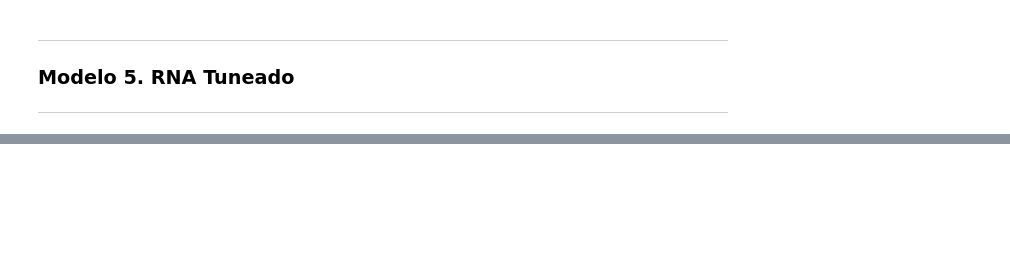
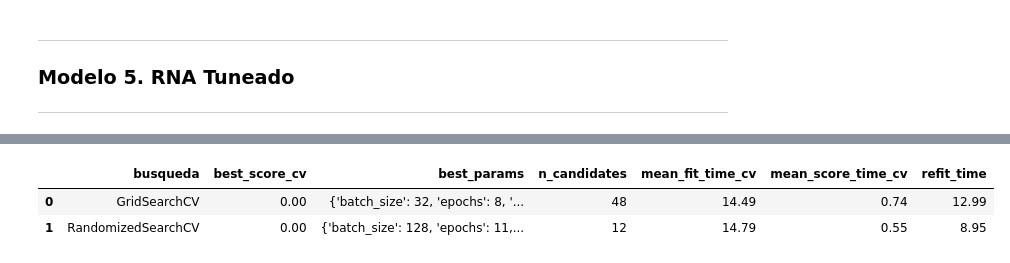
Before and after one commit to AxisAngeles/Antitheft_Insurances_ML_AAP, a Jupyter notebook: Antitheft_insurances.ipynb, the cells around one changed output, grey strips where cells are left out. Cells and saved outputs as stored; diff of their text form; code cells hidden in the pictures; blank space fills up the shorter version.

```diff
--- a/Antitheft_insurances.ipynb
+++ b/Antitheft_insurances.ipynb
@@ -1702,57 +1772,57 @@ print("Mejor (Random):", random_search.best_params_, "score:", random_search.bes
 #    - Si existen X_test, y_test -> evalúa en test
 # ==========================================
 
-def summarize_search(name, search):
-    # Construye una fila con lo más relevante del CV
-    row = {
-        "busqueda": name,
-        "best_score_cv": float(search.best_score_),                 # promedio CV de la métrica (p.ej., accuracy)
-        "best_params": search.best_params_,                        # hiperparámetros ganadores
-        "n_candidates": len(search.cv_results_["params"]),         # cuántas config probó
-        "mean_fit_time_cv": float(np.mean(search.cv_results_["mean_fit_time"])),    # tiempo medio de fit por split
-        "mean_score_time_cv": float(np.mean(search.cv_results_["mean_score_time"])),# tiempo medio de score por split
-        "refit_time": float(getattr(search, "refit_time_", np.nan))                 # tiempo de refit al final
-    }
-    return row
+# def summarize_search(name, search):
+#     # Construye una fila con lo más relevante del CV
+#     row = {
+#         "busqueda": name,
+#         "best_score_cv": float(search.best_score_),                 # promedio CV de la métrica (p.ej., accuracy)
+#         "best_params": search.best_params_,                        # hiperparámetros ganadores
+#         "n_candidates": len(search.cv_results_["params"]),         # cuántas config probó
+#         "mean_fit_time_cv": float(np.mean(search.cv_results_["mean_fit_time"])),    # tiempo medio de fit por split
+#         "mean_score_time_cv": float(np.mean(search.cv_results_["mean_score_time"])),# tiempo medio de score por split
+#         "refit_time": float(getattr(search, "refit_time_", np.nan))                 # tiempo de refit al final
+#     }
+#     return row
 
-# 1) Resumen lado a lado
-rows = [
-    summarize_search("GridSearchCV", grid_search),
-    summarize_search("RandomizedSearchCV", random_search)
-]
-comp_df = pd.DataFrame(rows).sort_values("best_score_cv", ascending=False)
-print("📊 Comparativa CV (mayor es mejor en 'best_score_cv'):")
-display(comp_df)
+# # 1) Resumen lado a lado
+# rows = [
+#     summarize_search("GridSearchCV", grid_search),
+#     summarize_search("RandomizedSearchCV", random_search)
+# ]
+# comp_df = pd.DataFrame(rows).sort_values("best_score_cv", ascending=False)
+# print("📊 Comparativa CV (mayor es mejor en 'best_score_cv'):")
+# display(comp_df)
 
-# 2) Elegimos 'ganador' por CV
-winner_name = comp_df.iloc[0]["busqueda"]
-winner_obj = grid_search if winner_name == "GridSearchCV" else random_search
-best_model = winner_obj.best_estimator_
-print(f"🏆 Ganador por CV: {winner_name}")
-print("🔧 Hiperparámetros ganadores:", winner_obj.best_params_)
+# # 2) Elegimos 'ganador' por CV
+# winner_name = comp_df.iloc[0]["busqueda"]
+# winner_obj = grid_search if winner_name == "GridSearchCV" else random_search
+# best_model = winner_obj.best_estimator_
+# print(f"🏆 Ganador por CV: {winner_name}")
+# print("🔧 Hiperparámetros ganadores:", winner_obj.best_params_)
 
-# 3) Evaluación en test si está disponible
-if "X_test" in globals() and "y_test" in globals():
-    def eval_on_test(name, search):
-        print(f"\n=== {name} — Evaluación en TEST ===")
-        y_pred = search.best_estimator_.predict(X_test)  # SciKeras devuelve etiquetas en predict()
-        acc = accuracy_score(y_test, y_pred)
-        print(f"Accuracy (test): {acc:.4f}")
-        try:
-            print("\nClassification report:")
-            print(classification_report(y_test, y_pred, digits=4))
-        except Exception as e:
-            print("No se pudo imprimir classification_report:", e)
-        try:
-            print("Matriz de confusión:")
-            print(confusion_matrix(y_test, y_pred))
-        except Exception as e:
-            print("No se pudo imprimir la matriz de confusión:", e)
+# # 3) Evaluación en test si está disponible
+# if "X_test" in globals() and "y_test" in globals():
+#     def eval_on_test(name, search):
+#         print(f"\n=== {name} — Evaluación en TEST ===")
+#         y_pred = search.best_estimator_.predict(X_test)  # SciKeras devuelve etiquetas en predict()
+#         acc = accuracy_score(y_test, y_pred)
+#         print(f"Accuracy (test): {acc:.4f}")
+#         try:
+#             print("\nClassification report:")
+#             print(classification_report(y_test, y_pred, digits=4))
+#         except Exception as e:
+#             print("No se pudo imprimir classification_report:", e)
+#         try:
+#             print("Matriz de confusión:")
+#             print(confusion_matrix(y_test, y_pred))
+#         except Exception as e:
+#             print("No se pudo imprimir la matriz de confusión:", e)
 
-    eval_on_test("GridSearchCV", grid_search)
-    eval_on_test("RandomizedSearchCV", random_search)
-else:
-    print("\n⚠️ No se detectó X_test/y_test en el entorno; se muestran sólo métricas de validación cruzada (CV).")
+#     eval_on_test("GridSearchCV", grid_search)
+#     eval_on_test("RandomizedSearchCV", random_search)
+# else:
+#     print("\n⚠️ No se detectó X_test/y_test en el entorno; se muestran sólo métricas de validación cruzada (CV).")
 
 # 4) (Opcional) Si quieres guardar el mejor modelo final:
 # best_model (winner_obj.best_estimator_) es tu estimator listo para .predict()
@@ -1764,3 +1834,4 @@ else:
 #     print("💾 Modelo Keras guardado en /content/mejor_modelo_keras.keras")
 # except Exception as e:
 #     print("No se pudo guardar el modelo Keras:", e)
+# %% [output]
@@ -1766,0 +1839,3 @@ else:
+|  | busqueda | best_score_cv | best_params | n_candidates | mean_fit_time_cv | mean_score_time_cv | refit_time |
+| 0 | GridSearchCV | 0.00 | {'batch_size': 32, 'epochs': 8, '... | 48 | 14.49 | 0.74 | 12.99 |
+| 1 | RandomizedSearchCV | 0.00 | {'batch_size': 128, 'epochs': 11,... | 12 | 14.79 | 0.55 | 8.95 |
```
Also changed, not shown: parts of 28 cells of this notebook.
